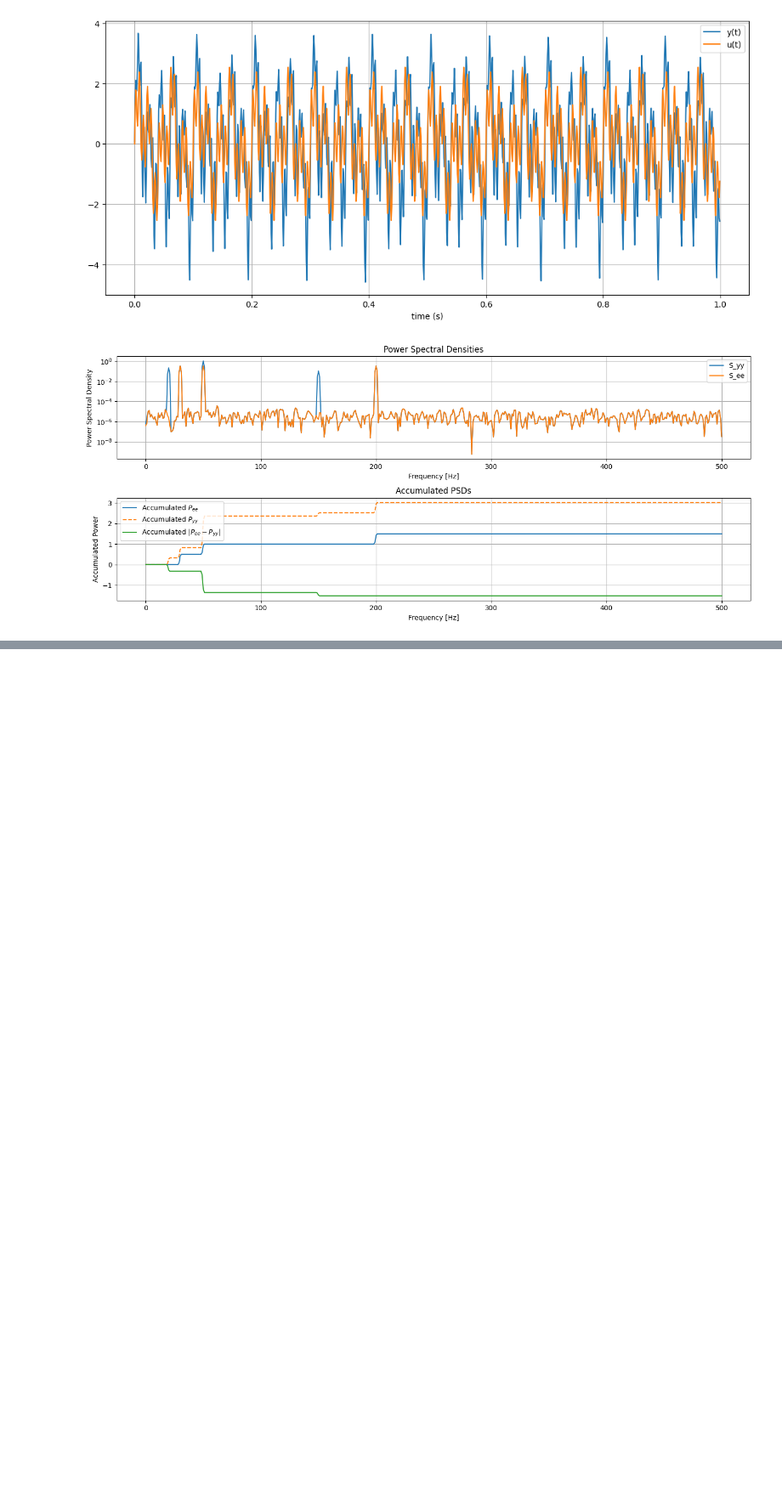
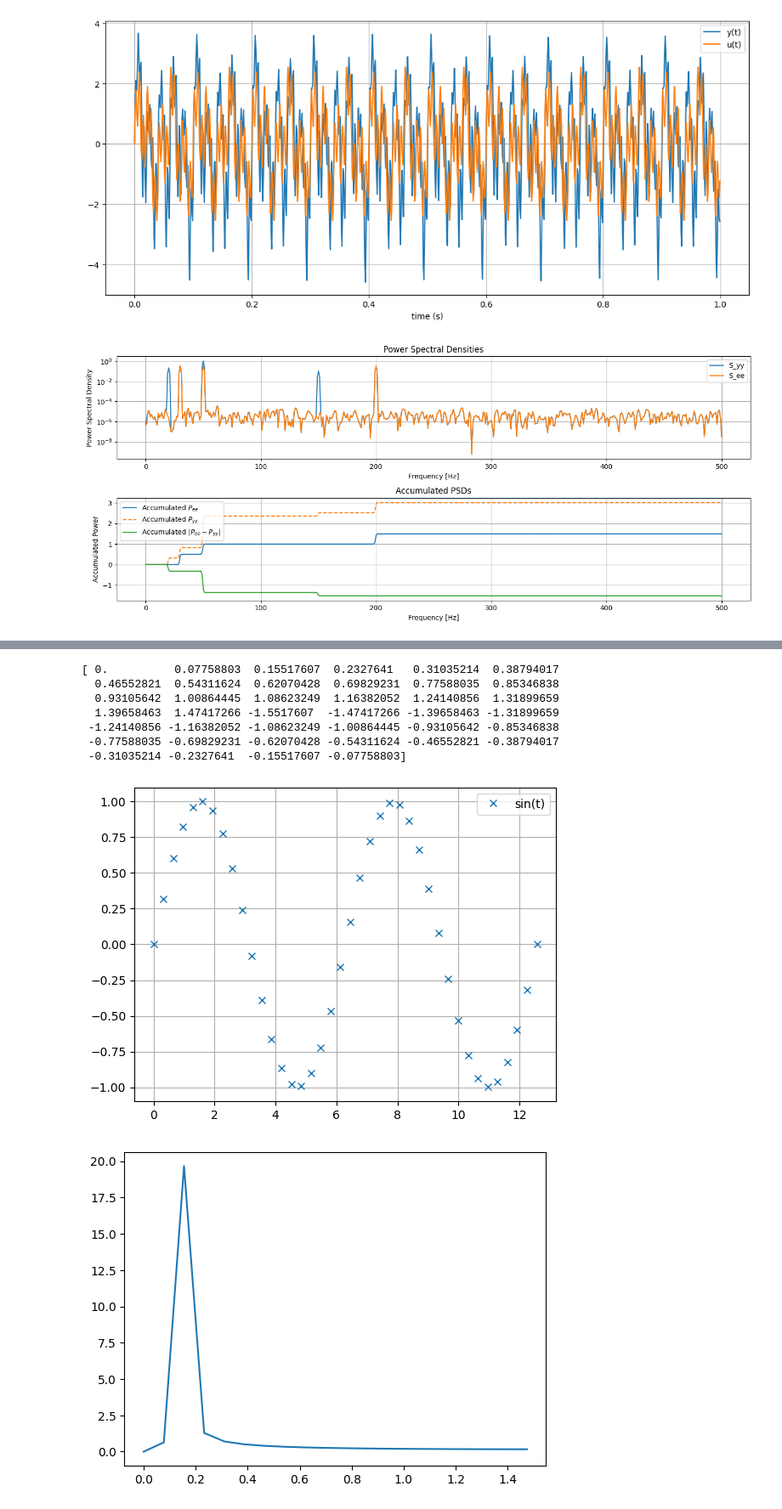
Before and after one commit to Dany-L/SecGen, a Jupyter notebook: scripts/notebooks/dft.ipynb, the cells around one changed output, grey strips where cells are left out. Shown at 85% size. Cells and saved outputs as stored; diff of their text form; code cells hidden in the pictures; blank space fills up the shorter version.

```diff
--- a/scripts/notebooks/dft.ipynb
+++ b/scripts/notebooks/dft.ipynb
@@ -287,0 +343,26 @@ plt.show()
+# %%
+T = 4*np.pi
+N = 40
+t = np.linspace(0,T,N)
+plt.plot(t, np.sin(t),'x', label='sin(t)')
+plt.grid()
+plt.legend()
+
+
+f = np.fft.fftfreq(N, d=(t[1]-t[0]))
+plt.figure()
+plt.plot(f[:N//2],np.abs(np.fft.fft(np.sin(t)))[:N//2])
+print(np.fft.fftfreq(N, d=(t[1]-t[0])))
+
+
+# plt.plot(t,np.exp(-2*np.pi*1j*t/T)*np.sin(t))
+# %% [output]
+[ 0.          0.07758803  0.15517607  0.2327641   0.31035214  0.38794017
+  0.46552821  0.54311624  0.62070428  0.69829231  0.77588035  0.85346838
+  0.93105642  1.00864445  1.08623249  1.16382052  1.24140856  1.31899659
+  1.39658463  1.47417266 -1.5517607  -1.47417266 -1.39658463 -1.31899659
+ -1.24140856 -1.16382052 -1.08623249 -1.00864445 -0.93105642 -0.85346838
+ -0.77588035 -0.69829231 -0.62070428 -0.54311624 -0.46552821 -0.38794017
+ -0.31035214 -0.2327641  -0.15517607 -0.07758803]
+[figure, added]
+[figure, added]
```
Also changed, not shown: parts of 2 cells of this notebook, 18 other files.
